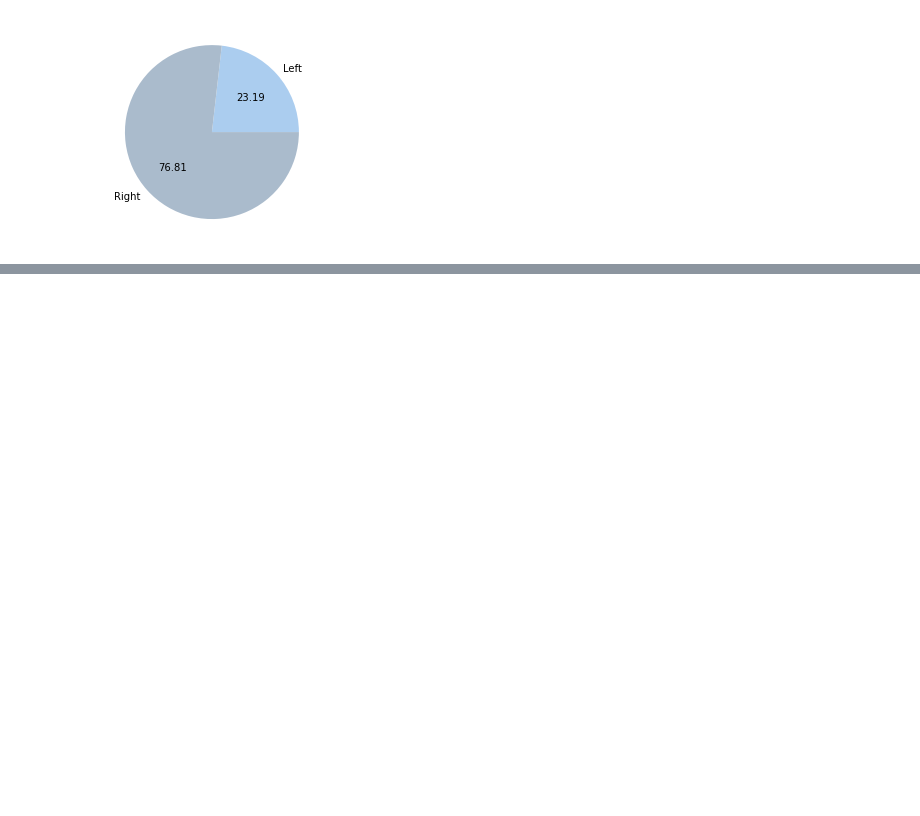
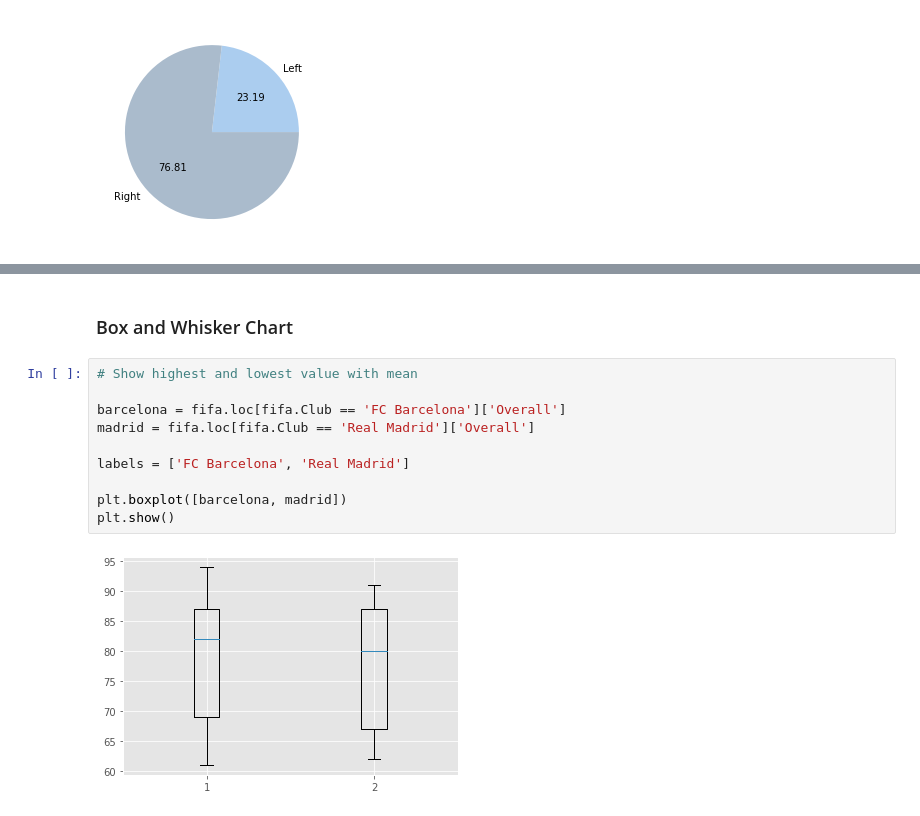
Before and after one commit to Eleanor-Shellstrop/matplotlib-test, a Jupyter notebook: matplotlib-practice2.ipynb, the cells around one changed output, grey strips where cells are left out. Drawn from its saved outputs; the diff is of its cells as text; blank space fills up the shorter version.

```diff
--- a/matplotlib-practice2.ipynb
+++ b/matplotlib-practice2.ipynb
@@ -166,0 +195,14 @@ Name: Weight, Length: 18207, dtype: object
+# %% [markdown]
+### Box and Whisker Chart
+# %%
+# Show highest and lowest value with mean
+
+barcelona = fifa.loc[fifa.Club == 'FC Barcelona']['Overall']
+madrid = fifa.loc[fifa.Club == 'Real Madrid']['Overall']
+
+labels = ['FC Barcelona', 'Real Madrid']
+
+plt.boxplot([barcelona, madrid])
+plt.show()
+# %% [output]
+[figure, added]
```
Also changed, not shown: parts of 3 cells of this notebook.
